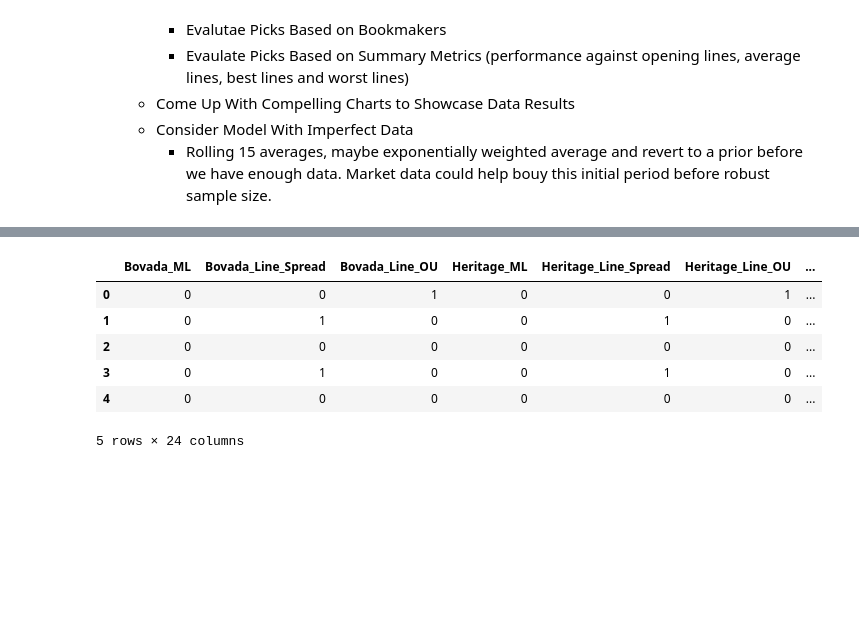
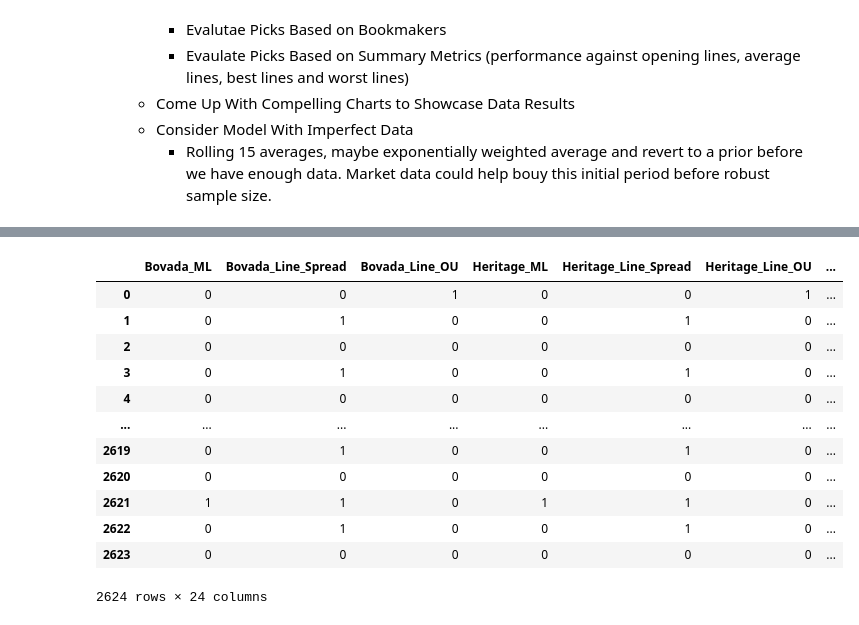
Before and after one commit to kyle-rgb/NBA_Sportsbook_Project, a Jupyter notebook: notebooks/Model_Stage.ipynb, the cells around one changed output, grey strips where cells are left out. Saved outputs shown, nothing was run; the diff lists cells and outputs as text; code cells hidden in the pictures; blank space fills up the shorter version.

Commit message:
Created Binary Decision Matrix Process Based on Model Estimates

```diff
--- a/notebooks/Model_Stage.ipynb
+++ b/notebooks/Model_Stage.ipynb
@@ -732,10 +797,10 @@ def betEval(df, model_projection):
         game_by_game_df[f"{point_estimate}_Total"] = game_by_game_df[f"{point_estimate}_home"] + game_by_game_df[f"{point_estimate}_away"]
         # With Respect to Home
         game_by_game_df[f"{point_estimate}_Spread_home"] = game_by_game_df[f"{point_estimate}_away"] - game_by_game_df[f"{point_estimate}_home"]
-        game_by_game_df[f"{point_estimate}_ML_home"] = game_by_game_df[f"{point_estimate}_home"] - game_by_game_df[f"{point_estimate}_away"] # Needs Fixing
+        game_by_game_df[f"{point_estimate}_ML_home"] = (game_by_game_df[f"{point_estimate}_home"] > game_by_game_df[f"{point_estimate}_away"]) # Needs Fixing
         # With Respect to Away
         game_by_game_df[f"{point_estimate}_Spread_away"] = -game_by_game_df[f"{point_estimate}_Spread_home"]
-        game_by_game_df[f"{point_estimate}_ML_away"]  = game_by_game_df[f"{point_estimate}_away"] - game_by_game_df[f"{point_estimate}_home"]
+        game_by_game_df[f"{point_estimate}_ML_away"]  = (game_by_game_df[f"{point_estimate}_away"] > game_by_game_df[f"{point_estimate}_home"])
 
         line_predictions = game_by_game_df.loc[:, [f"{point_estimate}_Spread_home", f"{point_estimate}_ML_home", f"{point_estimate}_Total"]]
         line_predictions.columns = [x.replace("_home", "") for x in line_predictions.columns]
@@ -745,36 +810,51 @@ def betEval(df, model_projection):
             wanted_book_cols = [book+x for x in book_lines] + ["home_team_bin"]
             book_df = df.loc[:, wanted_book_cols].query("home_team_bin == 1")
             # Change ML to Implicit Prediction
-            # book_df[book+"_ML"] = book_df[book+"_ML"].apply(lambda x: 1 if x < 0 else 0)
+            book_df[book+"_ML"] = book_df[book+"_ML"].apply(lambda x: 1 if x < 0 else 0)
             book_df = book_df.reset_index(drop=True)
             for prediction, market, result in zip(line_predictions.columns, book_df.columns, ground_truths.columns[:-1]):
-                home_picker_series = (book_df[market] > line_predictions[prediction]).astype("int32") # Boolean of Whether I'd Pick the Home Team to win, cover and go over
-                picks_df[market] = (home_picker_series == (book_df[market] < ground_truths[result])).astype("int32")
+                if "ML" not in market:
+                    home_picker_series = (book_df[market] > line_predictions[prediction]).astype("int32") # Boolean of Whether I'd Pick the Home Team to win, cover and go over
+                    picks_df[market] = (home_picker_series == (book_df[market] < ground_truths[result])).astype("int32")
+                else:
+
 
         # Gather All Numbers offered by the Aggregation of the Books
         for agg in aggregations:
             wanted_agg_cols = [agg+x for x in book_lines]  + ["home_team_bin"]
             agg_df = df.loc[:, wanted_agg_cols].query("home_team_bin == 1")
             # Change ML to Implicit Prediction
-            # agg_df[agg+"_ML"] = agg_df[agg+"_ML"].apply(lambda x: 1 if x < 100 else 0)
+            agg_df[agg+"_ML"] = agg_df[agg+"_ML"].apply(lambda x: 1 if x < 100 else 0)
             agg_df = agg_df.reset_index(drop=True)
             for prediction, market, result in zip(line_predictions.columns, agg_df.columns, ground_truths.columns[:-1]):
-                home_picker_series = (agg_df[market] > line_predictions[prediction]).astype("int32") # Boolean of Whether I'd Pick the Home Team to win, cover and go over
-                picks_df[market] = (home_picker_series == (agg_df[market] < ground_truths[result])).astype("int32")
+                if "ML" not in market:
+                    home_picker_series = (agg_df[market] > line_predictions[prediction]).astype("int32") # Boolean of Whether I'd Pick the Home Team to win, cover and go over
+                    picks_df[market] = (home_picker_series == (agg_df[market] < ground_truths[result])).astype("int32")
+                else:
+                    home_picker_series = (agg_df[market] == line_predictions[prediction]).astype("int32")
+                    picks_df[market] = (home_picker_series == (agg_df[market] == ground_truths[result])).astype("int32")
 
     return picks_df
 
     # Fix Moneyline Comparison
+        # Right Now ML is really an Odds metric
+        # We can reservert this odds to an assocaited market "pick" By seeing if it is > than 0
     # Comeup with Model on Imperfect Information
 # %%
 cpc = betEval(df_w_models_fixed, ["Model_1_Prediction", "Model_2_Prediction"])
 # %%
-cpc.head()
+cpc
 # %% [output]
 |  | Bovada_ML | Bovada_Line_Spread | Bovada_Line_OU | Heritage_ML | Heritage_Line_Spread | Heritage_Line_OU | ... |
 | 0 | 0 | 0 | 1 | 0 | 0 | 1 | ... |
 | 1 | 0 | 1 | 0 | 0 | 1 | 0 | ... |
 | 2 | 0 | 0 | 0 | 0 | 0 | 0 | ... |
 | 3 | 0 | 1 | 0 | 0 | 1 | 0 | ... |
 | 4 | 0 | 0 | 0 | 0 | 0 | 0 | ... |
+| ... | ... | ... | ... | ... | ... | ... | ... |
+| 2619 | 0 | 1 | 0 | 0 | 1 | 0 | ... |
+| 2620 | 0 | 0 | 0 | 0 | 0 | 0 | ... |
+| 2621 | 1 | 1 | 0 | 1 | 1 | 0 | ... |
+| 2622 | 0 | 1 | 0 | 0 | 1 | 0 | ... |
+| 2623 | 0 | 0 | 0 | 0 | 0 | 0 | ... |
-5 rows × 24 columns
+2624 rows × 24 columns
```
Also changed, not shown: parts of 14 cells of this notebook.
